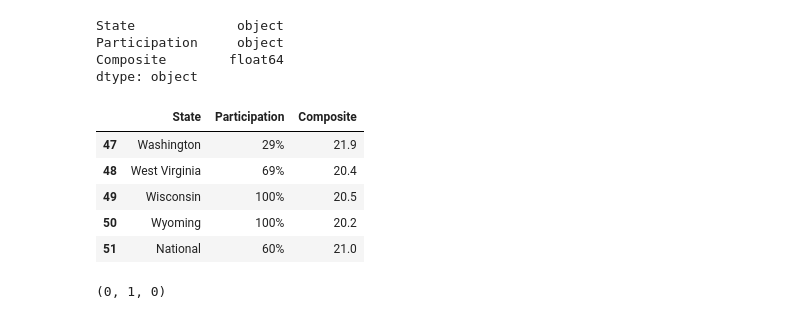
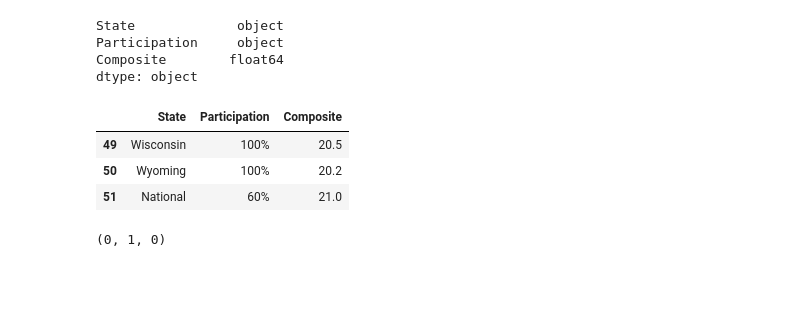
Before and after one commit to argishtiovsepyan/Standardized_Test_Analysis, a Jupyter notebook: code/starter-code.ipynb, the cells around one changed output. Cells and saved outputs as stored; diff of their text form; code cells hidden in the pictures; blank space fills up the shorter version.

```diff
--- a/code/starter-code.ipynb
+++ b/code/starter-code.ipynb
@@ -223,5 +217,5 @@ act_2017 = df_act_2017.drop(['English', 'Math', 'Reading', 'Science'], axis = 1,
 # %%
 # FutureWarning: The frame.append method is deprecated and will be removed from pandas in a future version. Use pandas.concat instead.
 
-df_act_2017 = pd.concat([df_act_2017.iloc[1:], df_act_2017.iloc[:1]], ignore_index = True)
+df_act_2017 = pd.concat([df_act_2017.iloc[1:], df_act_2017.iloc[:1]]).reset_index(drop = True)
 # %%
@@ -294,11 +271,9 @@ Composite        float64
 dtype: object
 # %%
 df_act_2017.loc[50, 'Composite'] = 20.2
-df_act_2017.tail()
+df_act_2017.tail(3)
 # %% [output]
 |  | State | Participation | Composite |
-| 47 | Washington | 29% | 21.9 |
-| 48 | West Virginia | 69% | 20.4 |
 | 49 | Wisconsin | 100% | 20.5 |
 | 50 | Wyoming | 100% | 20.2 |
 | 51 | National | 60% | 21.0 |
```
Also changed, not shown: parts of 33 cells of this notebook, 2 other files.
